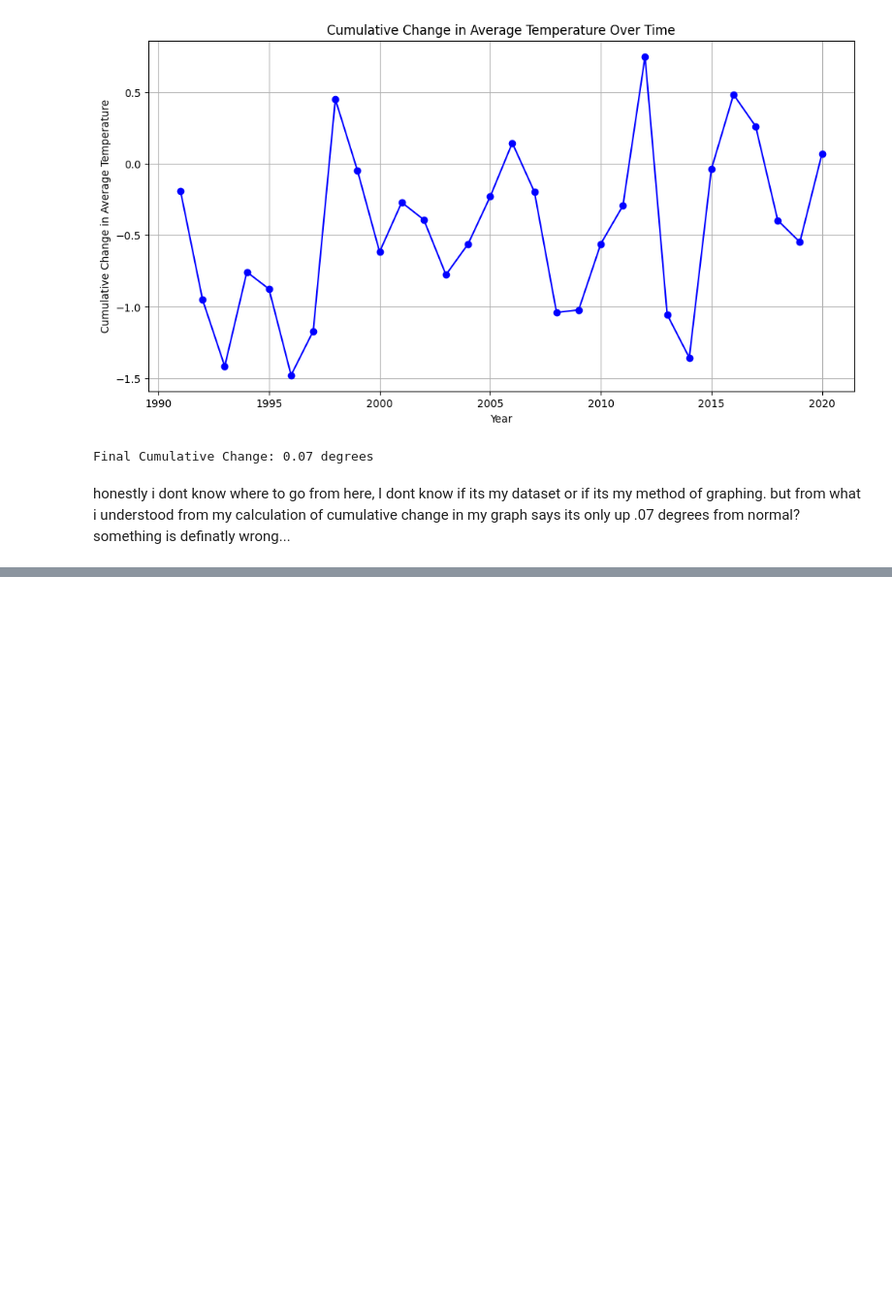
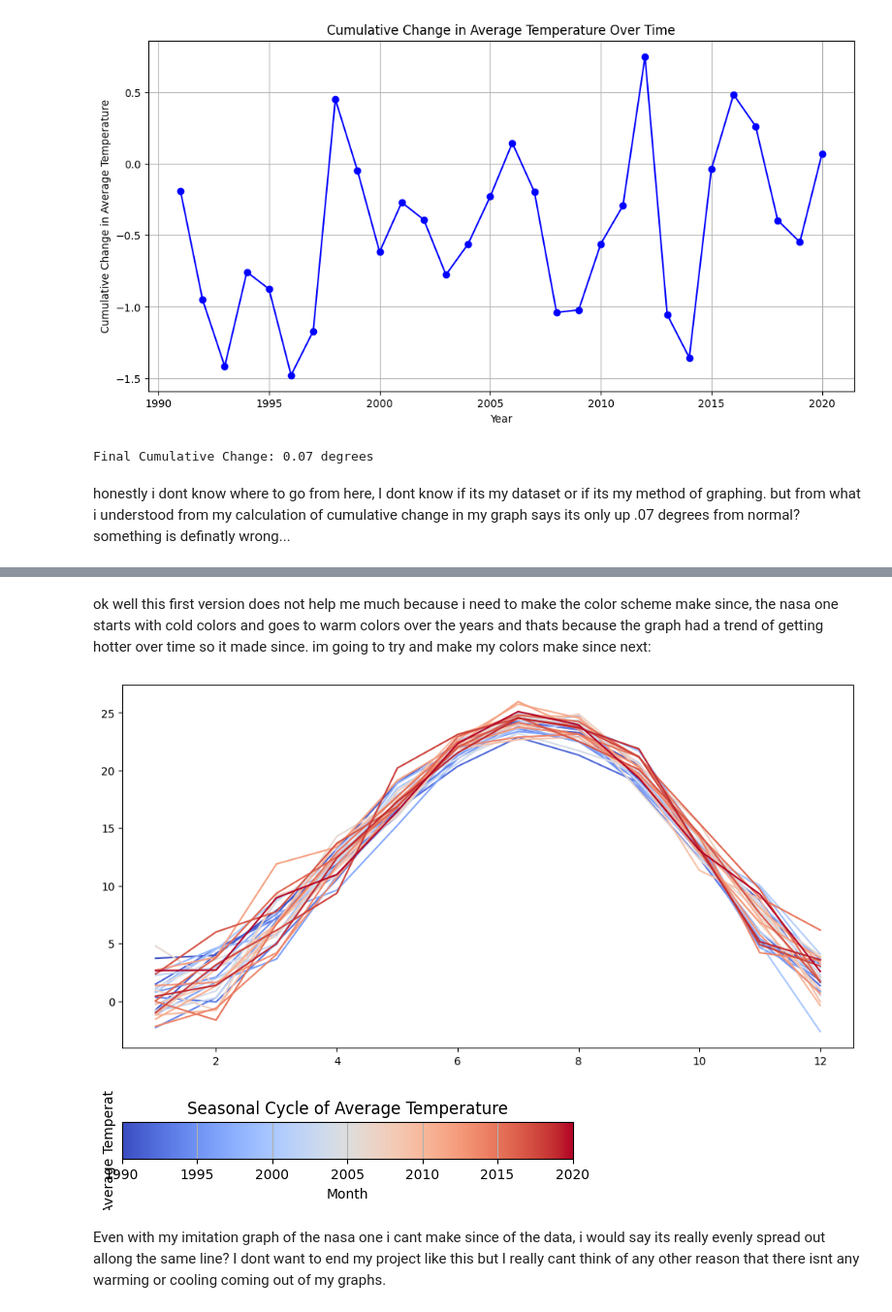
Before and after one commit to regtoga/AidansDataScienceProject, a Jupyter notebook: TheProject.ipynb, the cells around one changed output, grey strips where cells are left out. Shown at 97% size. Drawn from its saved outputs; the diff is of its cells as text; code cells hidden in the pictures; blank space fills up the shorter version.

```diff
--- a/TheProject.ipynb
+++ b/TheProject.ipynb
@@ -138,0 +177,40 @@ honestly i dont know where to go from here, I dont know if its my dataset or if
+# %% [markdown]
+ok well this first version does not help me much because i need to make the color scheme make since, the nasa one starts with cold colors and goes to warm colors over the years and thats because the graph had a trend of getting hotter over time
+so it made since. im going to try and make my colors make since next:
+# %%
+import matplotlib.pyplot as plt
+from matplotlib.colors import Normalize
+from matplotlib.cm import ScalarMappable
+
+# Normalize the years to be between 0 and 1
+norm = Normalize(vmin=avg_temp_monthly['year'].min(), vmax=avg_temp_monthly['year'].max())
+
+# Choose a cool-to-warm colormap
+cmap = plt.get_cmap('coolwarm')
+
+# Create a ScalarMappable to map normalized year values to colors
+sm = ScalarMappable(norm=norm, cmap=cmap)
+
+# Plot the data
+plt.figure(figsize=(12, 6))
+for year in avg_temp_monthly['year'].unique():
+    data = avg_temp_monthly[avg_temp_monthly['year'] == year]
+    color = sm.to_rgba(year)  # Get color for the year
+    plt.plot(data['month'], data['tavg'], color=color)
+
+# Add colorbar
+fig, ax = plt.subplots(figsize=(6, 1))
+fig.subplots_adjust(bottom=0.5)
+cbar = fig.colorbar(sm, cax=ax, orientation='horizontal')
+cbar.set_label('Year')
+
+plt.xlabel('Month')
+plt.ylabel('Average Temperature')
+plt.title('Seasonal Cycle of Average Temperature')
+plt.grid(True)
+plt.show()
+# %% [output]
+[figure, added]
+[figure, added]
+# %% [markdown]
+Even with my imitation graph of the nasa one i cant make since of the data, i would say its really evenly spread out allong the same line? I dont want to end my project like this but I really cant think of any other reason that there isnt any warming or cooling coming out of my graphs.
```
Also changed, not shown: parts of 3 cells of this notebook, 1 other file.
